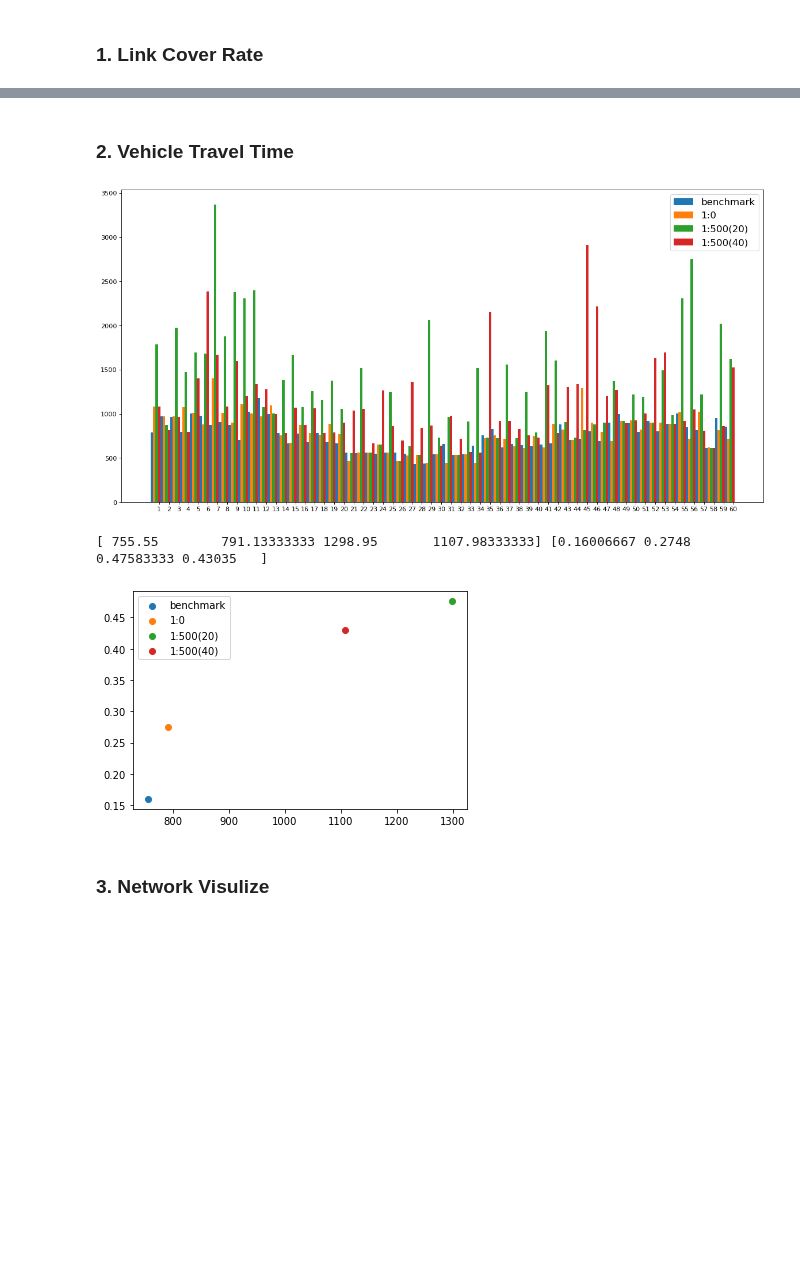
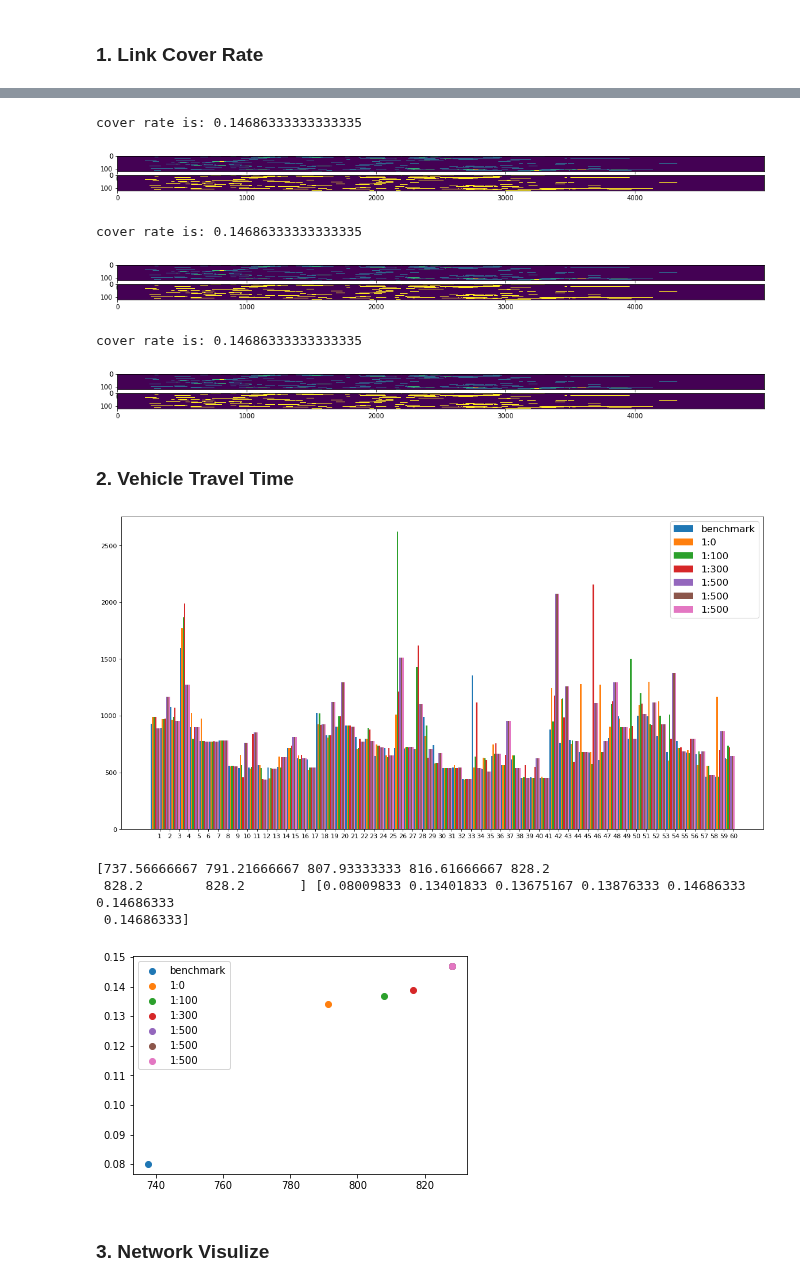
Before and after one commit to Dylan-Wyl10/RoboSense, a Jupyter notebook: analysis/dataAnalysis.ipynb, the cells around one changed output, grey strips where cells are left out. Cells and saved outputs as stored; diff of their text form; code cells hidden in the pictures; blank space fills up the shorter version.

```diff
--- a/analysis/dataAnalysis.ipynb
+++ b/analysis/dataAnalysis.ipynb
@@ -3,23 +3,28 @@
 # %%
 import numpy as np
 import matplotlib.pyplot as plt
+pr = "pr1"
 # %%
  # path of results files
-coverTable_benchmark = '../result/cover_benchmark.npy'
+coverTable_benchmark = '../result/{}/{}_cover_benchmark.npy'.format(pr, pr)
 # coverTable_benchmark = '../result/cover_0_step20.npy'
-coverTable1 = '../result/cover_0_step20.npy'
-coverTable2 = '../result/cover_500_step20.npy'
-coverTable3 = '../result/cover_500_step40.npy'
-# coverTable4 = '../result/cover_2000_old.npy'
-# lb_list = ['benchmark', '1:0', '1:500(20)', '1:500(40)', '1:2000']
-lb_list = ['benchmark', '1:0', '1:500(20)', '1:500(40)']
+coverTable1 = '../result/{}/{}_cover_0_step20.npy'.format(pr, pr)
+coverTable2 = '../result/{}/{}_cover_100_step20.npy'.format(pr, pr)
+coverTable3 = '../result/{}/{}_cover_300_step20.npy'.format(pr, pr)
+coverTable4 = '../result/{}/{}_cover_500_step20.npy'.format(pr, pr)
+coverTable5 = '../result/{}/{}_cover_500_step20.npy'.format(pr, pr)
+coverTable6 = '../result/{}/{}_cover_500_step20.npy'.format(pr, pr)
+lb_list = ['benchmark', '1:0', '1:100', '1:300', '1:500', '1:500', '1:500']
+# lb_list = ['benchmark', '1:0', '1:300(20)', '1:500(40)']
 # %%
 # load cover table
 cover_ben = np.load(coverTable_benchmark)
 cover_1 = np.load(coverTable1)
 cover_2 = np.load(coverTable2)
 cover_3 = np.load(coverTable3)
-# cover_4 = np.load(coverTable4)
+cover_4 = np.load(coverTable4)
+cover_5 = np.load(coverTable5)
+cover_6 = np.load(coverTable6)
 # %% [markdown]
 ### 1. Link Cover Rate
 # %%
@@ -61,47 +66,68 @@ cover rate is: 0.43035
 # %%
-# LT_4 = drawTimeSpace(cover_4)
+LT_4 = drawTimeSpace(cover_4)
+# %% [output]
+cover rate is: 0.14686333333333335
+[figure, added]
+# %%
+LT_5 = drawTimeSpace(cover_5)
+# %% [output]
+cover rate is: 0.14686333333333335
+[figure, added]
+# %%
+LT_6 = drawTimeSpace(cover_6)
+# %% [output]
+cover rate is: 0.14686333333333335
+[figure, added]
 # %% [markdown]
 ### 2. Vehicle Travel Time
 # %%
 # cover_table = [link, time, veh]
 def getTravelTime(table, max_veh_num):
-    idx  = np.arange(0, 5000, 1)
+    idx  = np.arange(0, 6000, 1)
     veh_time_table =np.sum(table, axis=0)>0  # [time, veh]
     travel_table = np.sum(veh_time_table, axis=0)
     return travel_table[:max_veh_num]
 # %%
 max_veh = 60
 travelTime_list = [getTravelTime(cover_ben, max_veh),
                    getTravelTime(cover_1, max_veh),
                    getTravelTime(cover_2, max_veh),
-                   getTravelTime(cover_3, max_veh)]
+                   getTravelTime(cover_3, max_veh),
+                   getTravelTime(cover_4, max_veh),
+                   getTravelTime(cover_5, max_veh),
+                   getTravelTime(cover_6, max_veh),]
 veh_list = ['{}'.format(str(i+1)) for i in range(max_veh)]
 total_width, n = 1, len(travelTime_list)
 width = total_width/n
 x = np.arange(len(veh_list))
 plt.figure(figsize=(18, 9), dpi=80)
 
 for k in range(len(travelTime_list)):
     xx = x + np.ones(x.shape)*k*width
     plt.bar(xx, travelTime_list[k], width=width, label = str(k), tick_label = veh_list)
 plt.legend(lb_list, fontsize=15)
 plt.show()
 # %% [output]
-[figure, old version]
+[figure, new version]
 # %%
 tt_mean = np.mean(np.array(travelTime_list),axis=1)  # travel time
 cover_mean = np.array([np.sum(LT_ben)/LT_ben.size,
                        np.sum(LT_1)/LT_1.size,
                        np.sum(LT_2)/LT_2.size,
-                       np.sum(LT_3)/LT_3.size])
+                       np.sum(LT_3)/LT_3.size,
+                       np.sum(LT_4)/LT_4.size,
+                       np.sum(LT_5)/LT_5.size,
+                       np.sum(LT_6)/LT_6.size])
 # lb_list = ['benchmark', '1:500', '1:1000', '1:1500', '1:2000']
 for i in range(tt_mean.shape[0]):
     plt.scatter(tt_mean[i], cover_mean[i], label = lb_list[i])
 plt.legend()
 print(tt_mean, cover_mean)
 # %% [output]
-[ 755.55        791.13333333 1298.95       1107.98333333] [0.16006667 0.2748     0.47583333 0.43035   ]
+[737.56666667 791.21666667 807.93333333 816.61666667 828.2
+ 828.2        828.2       ] [0.08009833 0.13401833 0.13675167 0.13876333 0.14686333 0.14686333
+ 0.14686333]
-[figure, old version]
+[figure, new version]
 # %% [markdown]
 ### 3. Network Visulize
 # %%
```
Also changed, not shown: parts of 12 cells of this notebook.
